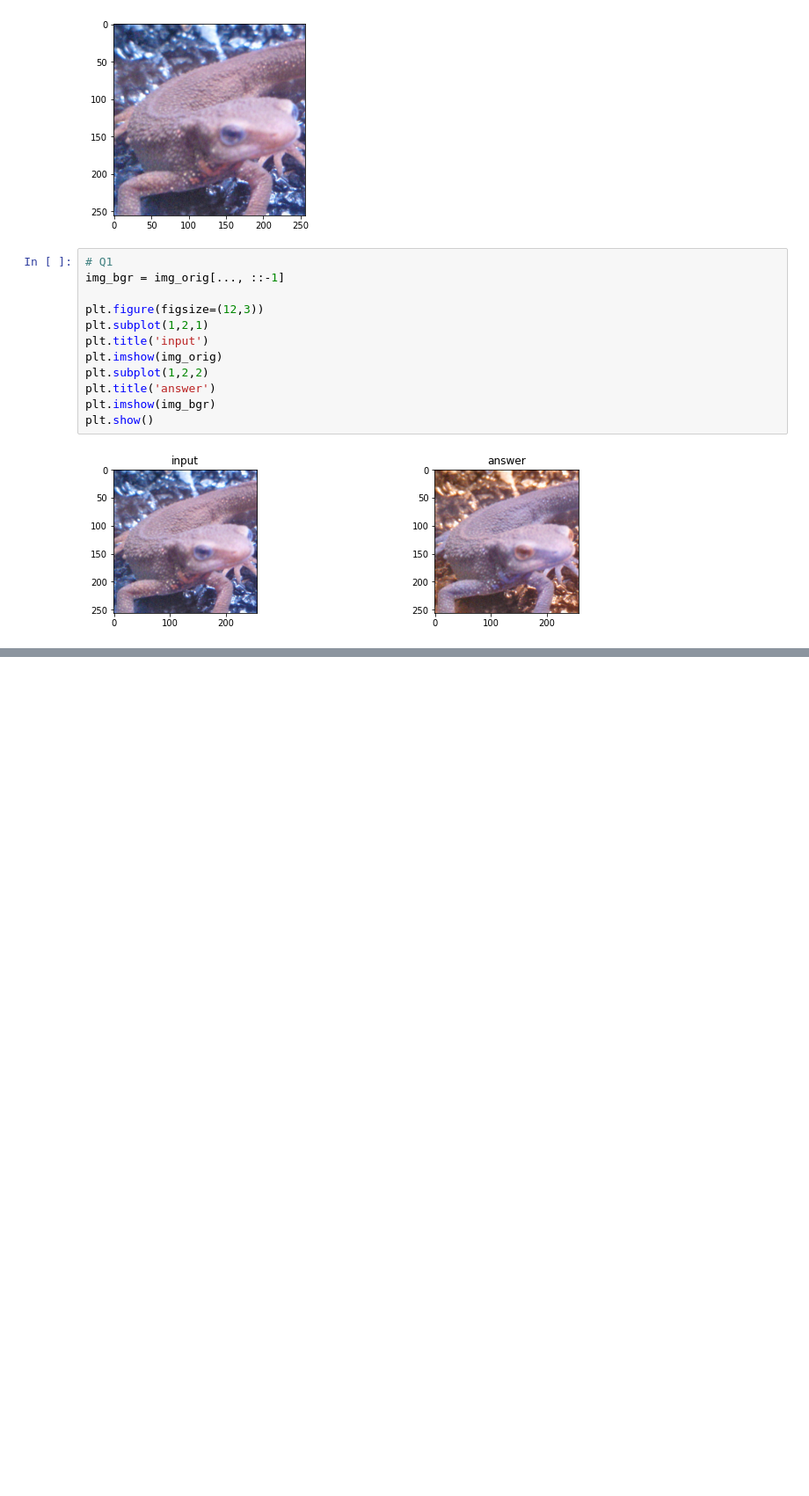
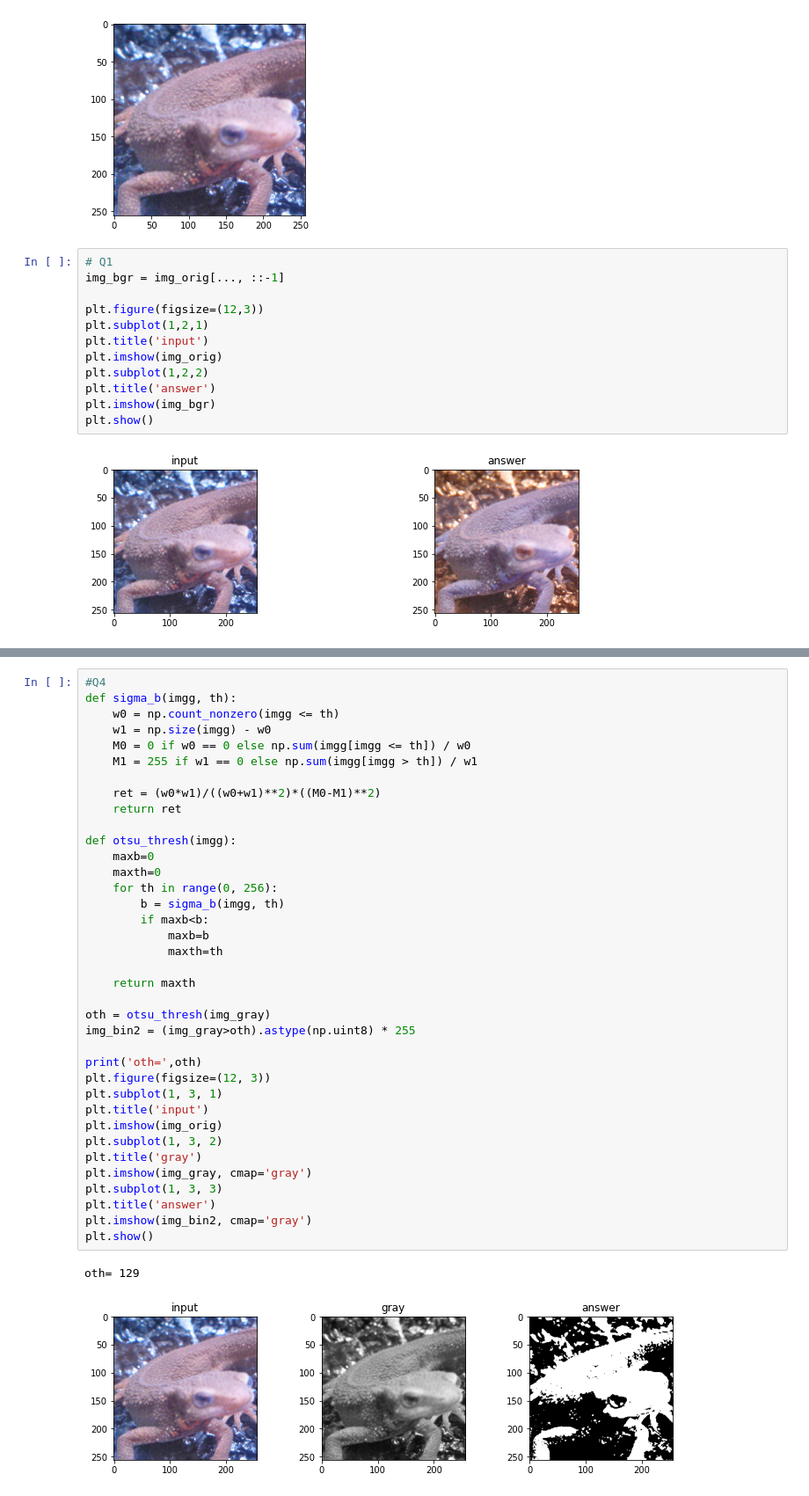
Before and after one commit to azugxi7374/garakuta222, a Jupyter notebook: 004_gazo/004.ipynb, the cells around one changed output, grey strips where cells are left out. Shown: that part at 88% size. Cells and saved outputs as stored; diff of their text form; blank space fills up the shorter version.

```diff
--- a/004_gazo/004.ipynb
+++ b/004_gazo/004.ipynb
@@ -41,0 +65,40 @@ img_gray.shape
+# %%
+#Q4
+def sigma_b(imgg, th):
+    w0 = np.count_nonzero(imgg <= th)
+    w1 = np.size(imgg) - w0
+    M0 = 0 if w0 == 0 else np.sum(imgg[imgg <= th]) / w0
+    M1 = 255 if w1 == 0 else np.sum(imgg[imgg > th]) / w1
+
+    ret = (w0*w1)/((w0+w1)**2)*((M0-M1)**2)
+    return ret
+
+def otsu_thresh(imgg):
+    maxb=0
+    maxth=0
+    for th in range(0, 256):
+        b = sigma_b(imgg, th)
+        if maxb<b:
+            maxb=b
+            maxth=th
+
+    return maxth
+
+oth = otsu_thresh(img_gray)
+img_bin2 = (img_gray>oth).astype(np.uint8) * 255
+
+print('oth=',oth)
+plt.figure(figsize=(12, 3))
+plt.subplot(1, 3, 1)
+plt.title('input')
+plt.imshow(img_orig)
+plt.subplot(1, 3, 2)
+plt.title('gray')
+plt.imshow(img_gray, cmap='gray')
+plt.subplot(1, 3, 3)
+plt.title('answer')
+plt.imshow(img_bin2, cmap='gray')
+plt.show()
+# %% [output]
+oth= 129
+[figure, added]
```
Also changed, not shown: parts of 3 cells of this notebook.
